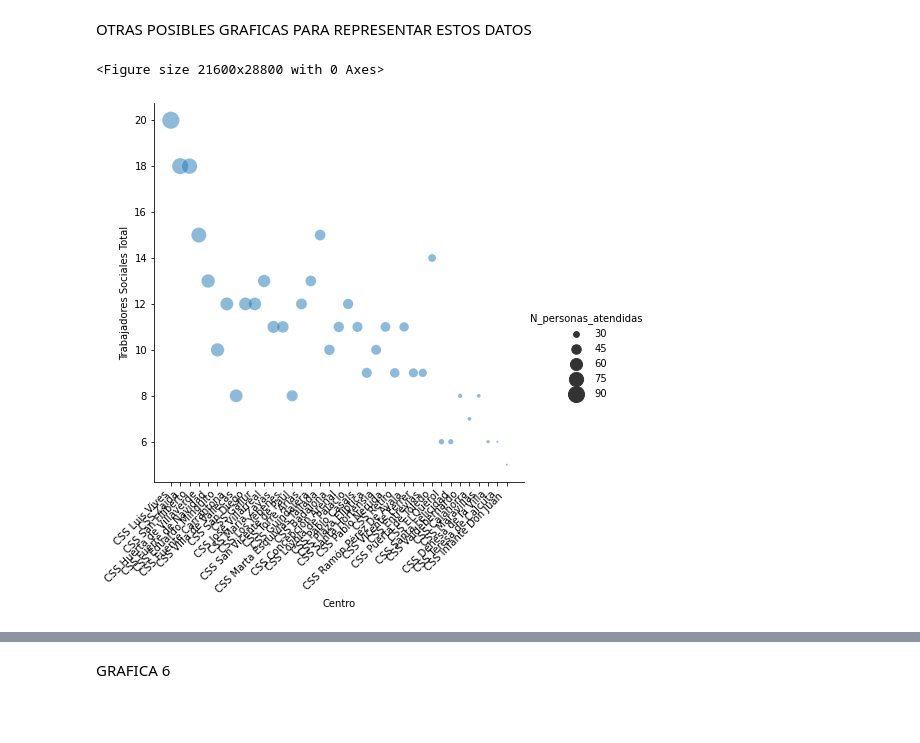
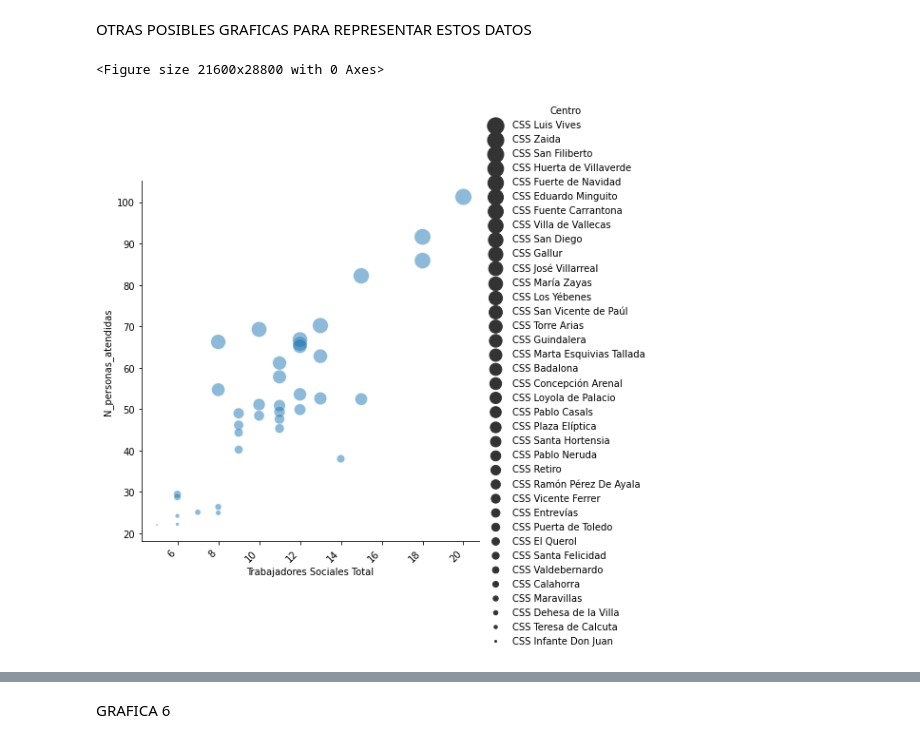
Before and after one commit to 75Engel/EDA_saturacion_centros_Servicios_Sociales_Ayto_Madrid, a Jupyter notebook: Javier_Tenorio_EDA.ipynb, the cells around one changed output, grey strips where cells are left out. Saved outputs shown, nothing was run; the diff lists cells and outputs as text; code cells hidden in the pictures; blank space fills up the shorter version.

```diff
--- a/Javier_Tenorio_EDA.ipynb
+++ b/Javier_Tenorio_EDA.ipynb
@@ -531,16 +599,17 @@ OTRAS POSIBLES GRAFICAS PARA REPRESENTAR ESTOS DATOS
 # %%
 plt.figure(figsize=(300,400))
 
 
 sns.relplot(data=Grafico_2_1,
-            x="Centro",
-            y="Trabajadores Sociales Total",
-            size="N_personas_atendidas",
+            x="Trabajadores Sociales Total",
+            y="N_personas_atendidas",
+            size="Centro",
             #size="age",
             sizes=(4, 300),
             alpha=.5, palette="muted",
             height=6);
+
 plt.xticks(rotation=45, fontsize=10,ha="right");
 # %% [output]
 <Figure size 21600x28800 with 0 Axes>
-[figure, old version]
+[figure, new version]
```
Also changed, not shown: parts of 28 cells of this notebook, 11 other files.
